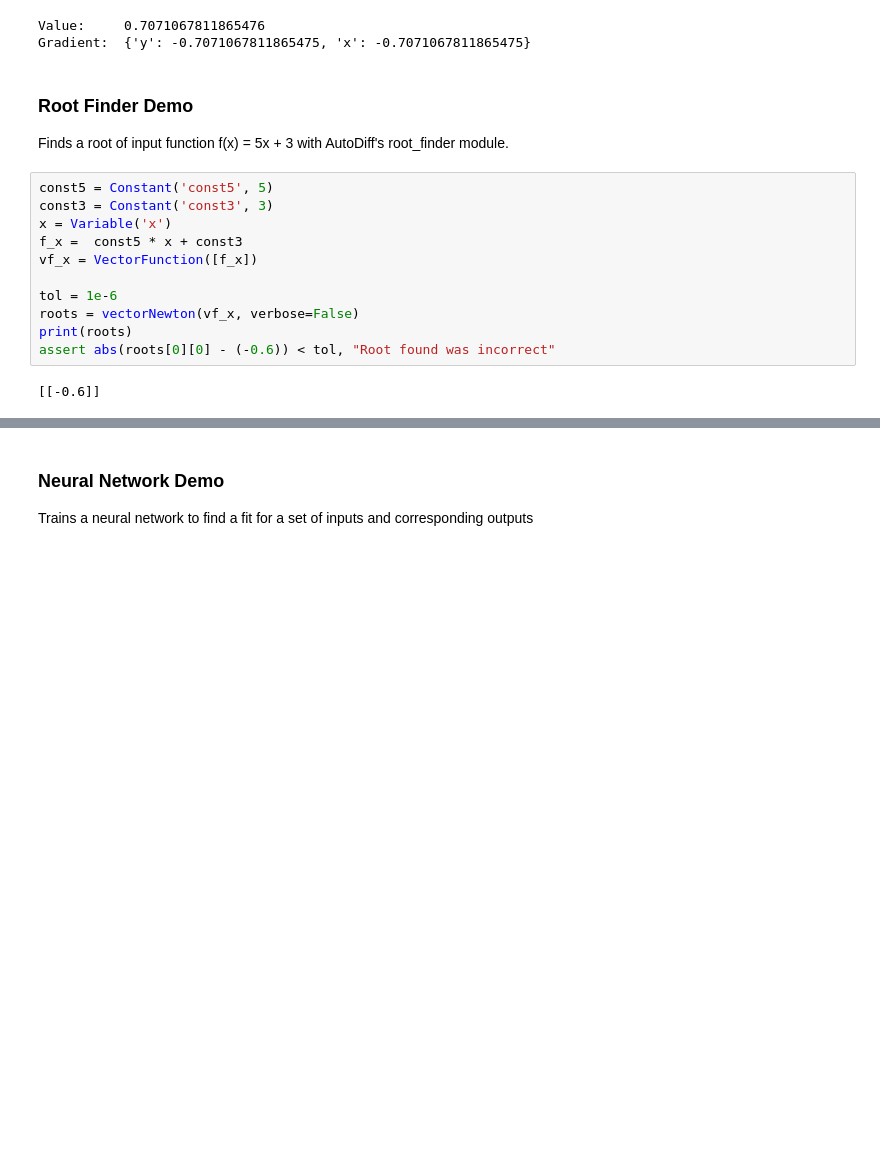
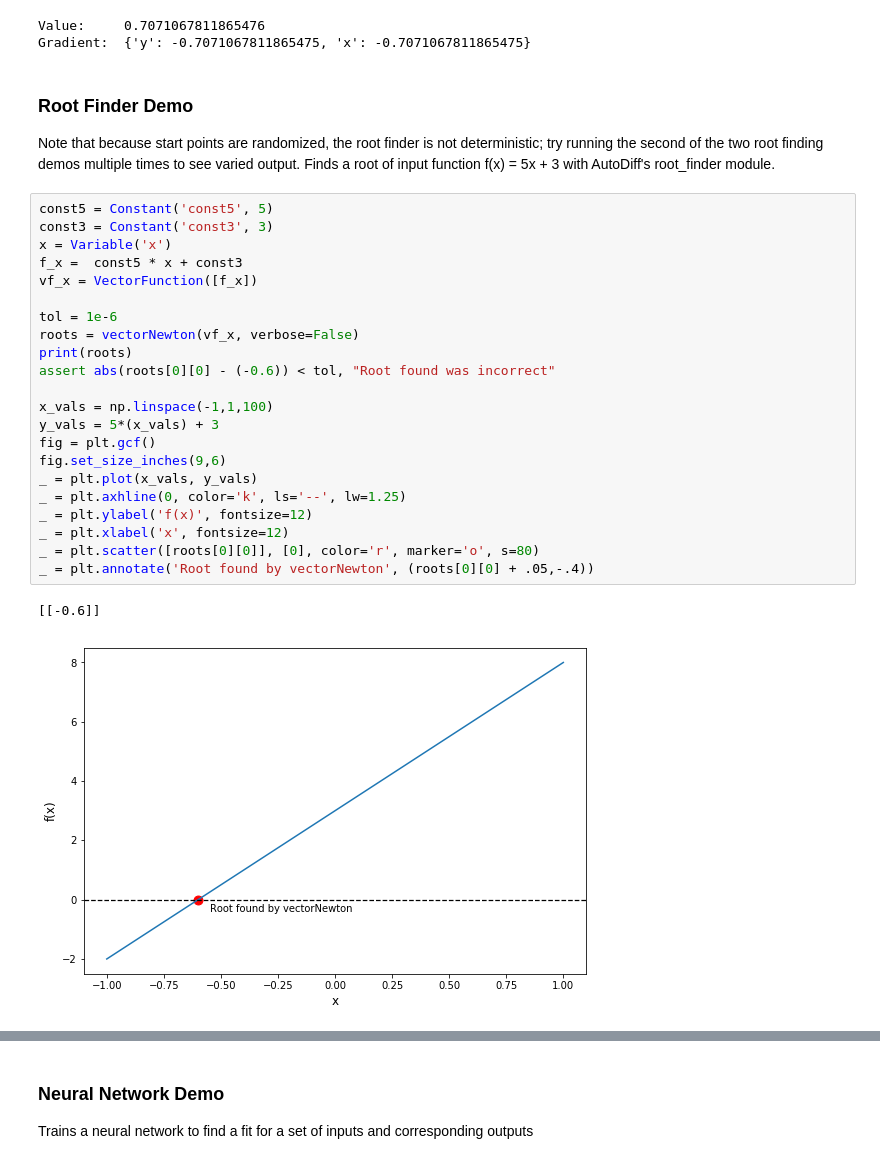
Before and after one commit to autodiff-cs207/AutoDiff, a Jupyter notebook: docs/Documentation.ipynb, the cells around one changed output, grey strips where cells are left out. Cells and saved outputs as stored; diff of their text form; blank space fills up the shorter version.

Commit message:
finished root finding demos

```diff
--- a/docs/Documentation.ipynb
+++ b/docs/Documentation.ipynb
@@ -104,17 +104,30 @@ Value:     0.7071067811865476
 Gradient:  {'y': -0.7071067811865475, 'x': -0.7071067811865475}
 # %% [markdown]
 ### Root Finder Demo
+Note that because start points are randomized, the root finder is not deterministic; try running the second of the two root finding demos multiple times to see varied output.
 Finds a root of input function f(x) = 5x + 3 with AutoDiff's root_finder module.
 # %%
 const5 = Constant('const5', 5)
 const3 = Constant('const3', 3)
 x = Variable('x')
 f_x =  const5 * x + const3
 vf_x = VectorFunction([f_x])
 
 tol = 1e-6
 roots = vectorNewton(vf_x, verbose=False)
 print(roots)
 assert abs(roots[0][0] - (-0.6)) < tol, "Root found was incorrect"
+
+x_vals = np.linspace(-1,1,100)
+y_vals = 5*(x_vals) + 3
+fig = plt.gcf()
+fig.set_size_inches(9,6)
+_ = plt.plot(x_vals, y_vals)
+_ = plt.axhline(0, color='k', ls='--', lw=1.25)
+_ = plt.ylabel('f(x)', fontsize=12)
+_ = plt.xlabel('x', fontsize=12)
+_ = plt.scatter([roots[0][0]], [0], color='r', marker='o', s=80)
+_ = plt.annotate('Root found by vectorNewton', (roots[0][0] + .05,-.4))
 # %% [output]
 [[-0.6]]
+[figure, added]
```
Also changed, not shown: parts of 2 cells of this notebook.
